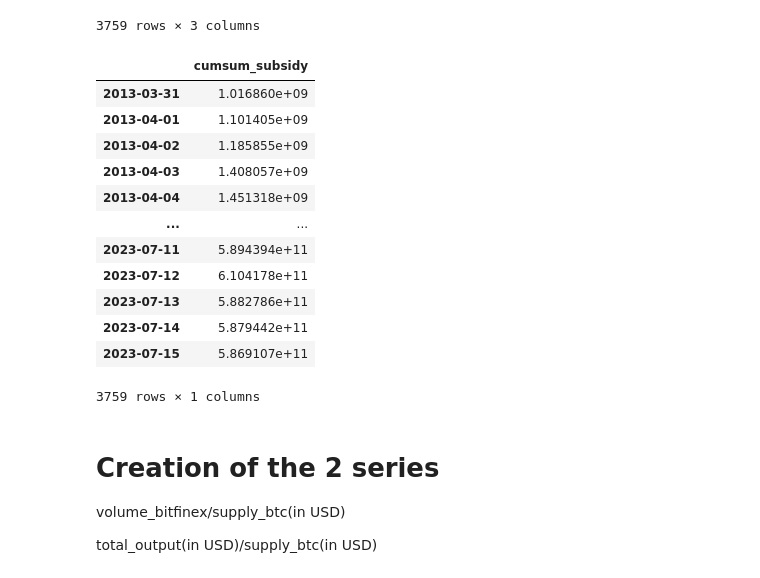
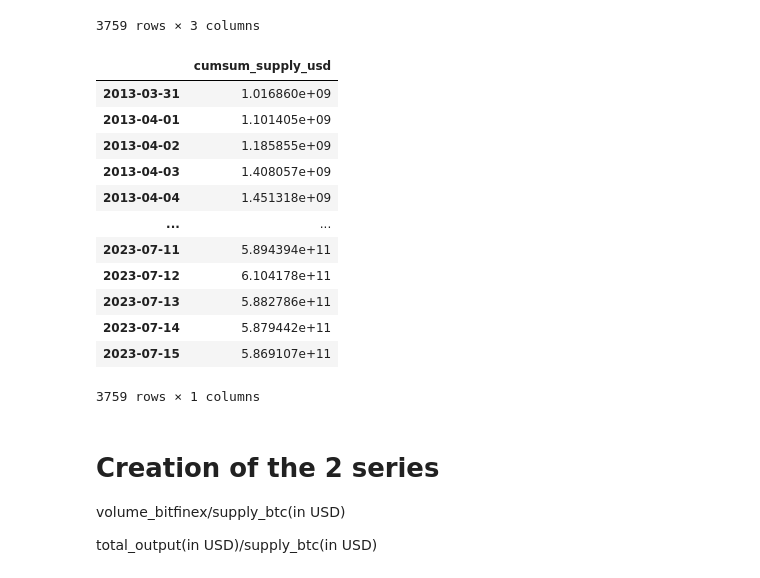
Before and after one commit to Moises-mfg/Analise-exploratoria-blockchain-Bitcoin, a Jupyter notebook: svar_bitcoin.ipynb, the cells around one changed output. Cells and saved outputs as stored; diff of their text form; code cells hidden in the pictures.

```diff
--- a/svar_bitcoin.ipynb
+++ b/svar_bitcoin.ipynb
@@ -10,6 +10,9 @@ import time
 import calendar
 from datetime import datetime, date, timedelta
 import pickle
+# %%
+initial_date = "2013-03-31"
+final_date = "2023-07-15"
 # %%
 #open the df_bitfinex_volume.csv file
 df_bitfinex_volume = pd.read_csv("df_bitfinex_volume.csv")
@@ -34,8 +37,8 @@ df_bitfinex_volume
 # %%
 # open the df_price_btc_usd_agregate file
 df_price_btc_usd_agregate = pd.read_csv("/home/moises/Data_BTC_thesis/df_price_btc_usd_agregate.csv")
-df_price_btc_usd_agregate_svar = df_price_btc_usd_agregate[df_price_btc_usd_agregate["Date"]>="2013-03-31"]
-df_price_btc_usd_agregate_svar = df_price_btc_usd_agregate_svar[df_price_btc_usd_agregate_svar["Date"]<="2023-07-15"]
+df_price_btc_usd_agregate_svar = df_price_btc_usd_agregate[df_price_btc_usd_agregate["Date"]>=initial_date]
+df_price_btc_usd_agregate_svar = df_price_btc_usd_agregate_svar[df_price_btc_usd_agregate_svar["Date"]<=final_date]
 df_price_btc_usd_agregate_svar.index = df_price_btc_usd_agregate_svar['Date']
 del df_price_btc_usd_agregate_svar['Date']
 df_price_btc_usd_agregate_svar
@@ -159,10 +153,11 @@ subsidy_daily_sum_copy
 | 2023-07-15 | 19410931.25 | 2023-07-15 | 19410931.25 |
 3759 rows × 3 columns
 # %%
-result = pd.DataFrame(df_price_btc_usd_agregate_svar["Close"].values*subsidy_daily_sum_copy["cumsum_subsidy"].values, index=df_price_btc_usd_agregate_svar.index.values, columns=["cumsum_subsidy"])
-pd.DataFrame(result)
+result = pd.DataFrame(df_price_btc_usd_agregate_svar["Close"].values*subsidy_daily_sum_copy["cumsum_subsidy"].values, index=df_price_btc_usd_agregate_svar.index.values, columns=["cumsum_supply_usd"])
+df_cumsum_supply_BTC_usd = pd.DataFrame(result)
+df_cumsum_supply_BTC_usd
 # %% [output]
-|  | cumsum_subsidy |
+|  | cumsum_supply_usd |
 | 2013-03-31 | 1.016860e+09 |
 | 2013-04-01 | 1.101405e+09 |
 | 2013-04-02 | 1.185855e+09 |
```
Also changed, not shown: parts of 11 cells of this notebook.
